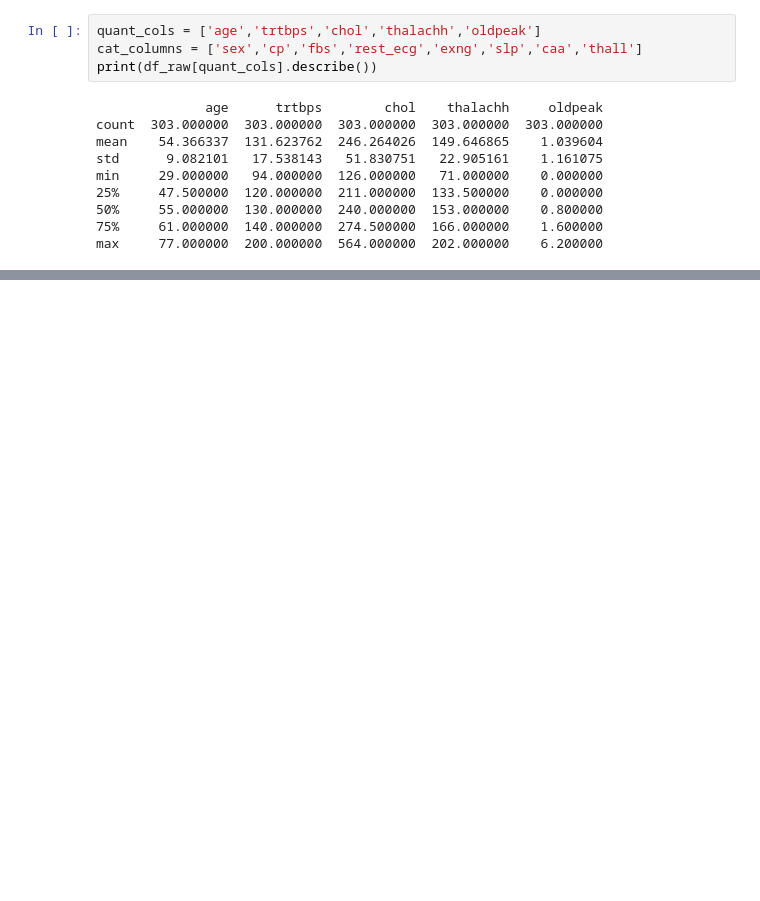
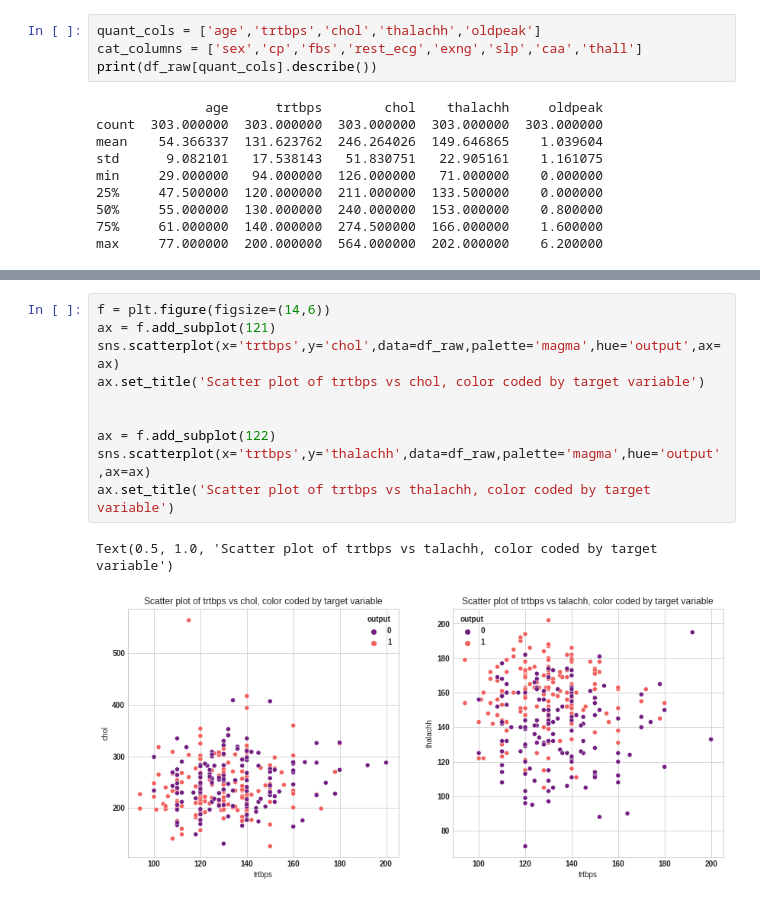
Before and after one commit to jesupb/Data_Science_Toolbox, a Jupyter notebook: Logistic_regression.ipynb, the cells around one changed output, grey strips where cells are left out. Drawn from its saved outputs; the diff is of its cells as text; blank space fills up the shorter version.

```diff
--- a/Logistic_regression.ipynb
+++ b/Logistic_regression.ipynb
@@ -75,3 +84,16 @@ ax.set_title('Scatter plot of chol vs oldpeak, color coded by target variable')
 # %% [output]
 Text(0.5, 1.0, 'Scatter plot of chol vs trtbps, color coded by target variable')
 [figure]
+# %%
+f = plt.figure(figsize=(14,6))
+ax = f.add_subplot(121)
+sns.scatterplot(x='trtbps',y='chol',data=df_raw,palette='magma',hue='output',ax=ax)
+ax.set_title('Scatter plot of trtbps vs chol, color coded by target variable')
+
+
+ax = f.add_subplot(122)
+sns.scatterplot(x='trtbps',y='thalachh',data=df_raw,palette='magma',hue='output',ax=ax)
+ax.set_title('Scatter plot of trtbps vs thalachh, color coded by target variable')
+# %% [output]
+Text(0.5, 1.0, 'Scatter plot of trtbps vs talachh, color coded by target variable')
+[figure, added]
```
Also changed, not shown: parts of 11 cells of this notebook.
